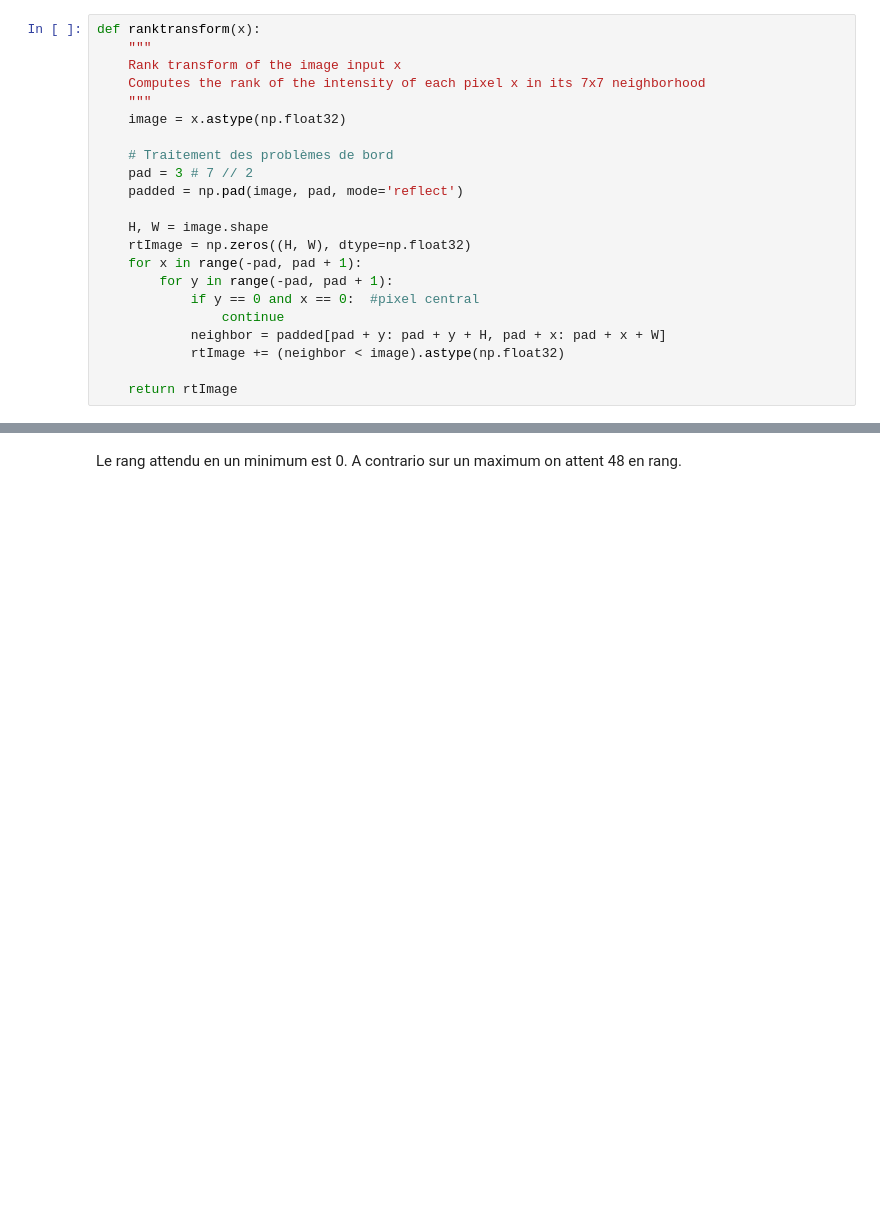
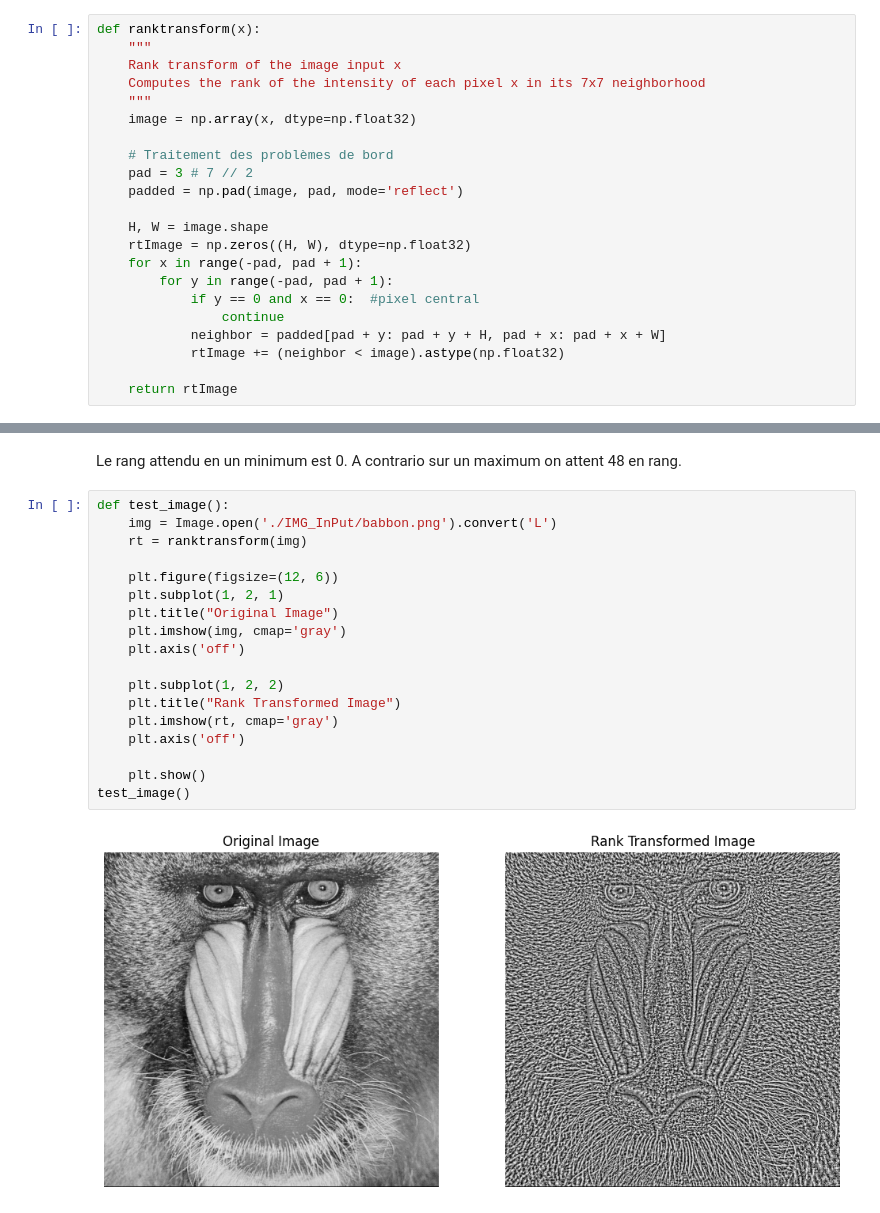
Before and after one commit to Bonbia/IM206, a Jupyter notebook: Prétraitement.ipynb, the cells around one changed output, grey strips where cells are left out. Saved outputs shown, nothing was run; the diff lists cells and outputs as text; blank space fills up the shorter version.

Commit message:
Test prétraitement et suivi

```diff
--- a/Prétraitement.ipynb
+++ b/Prétraitement.ipynb
@@ -8,7 +11,7 @@ def ranktransform(x):
     Rank transform of the image input x
     Computes the rank of the intensity of each pixel x in its 7x7 neighborhood
     """
-    image = x.astype(np.float32)
+    image = np.array(x, dtype=np.float32)
 
     # Traitement des problèmes de bord
     pad = 3 # 7 // 2
@@ -45,3 +48,23 @@ test()
  [ 0.  0.  2.  2.  2.  2.  2.  2.  4.]]
 # %% [markdown]
 Le rang attendu en un minimum est 0. A contrario sur un maximum on attent 48 en rang.
+# %%
+def test_image():
+    img = Image.open('./IMG_InPut/babbon.png').convert('L')
+    rt = ranktransform(img)
+
+    plt.figure(figsize=(12, 6))
+    plt.subplot(1, 2, 1)
+    plt.title("Original Image")
+    plt.imshow(img, cmap='gray')
+    plt.axis('off')
+
+    plt.subplot(1, 2, 2)
+    plt.title("Rank Transformed Image")
+    plt.imshow(rt, cmap='gray')
+    plt.axis('off')
+
+    plt.show()
+test_image()
+# %% [output]
+[figure, added]
```
Also changed, not shown: parts of 2 cells of this notebook, 1 other file.
